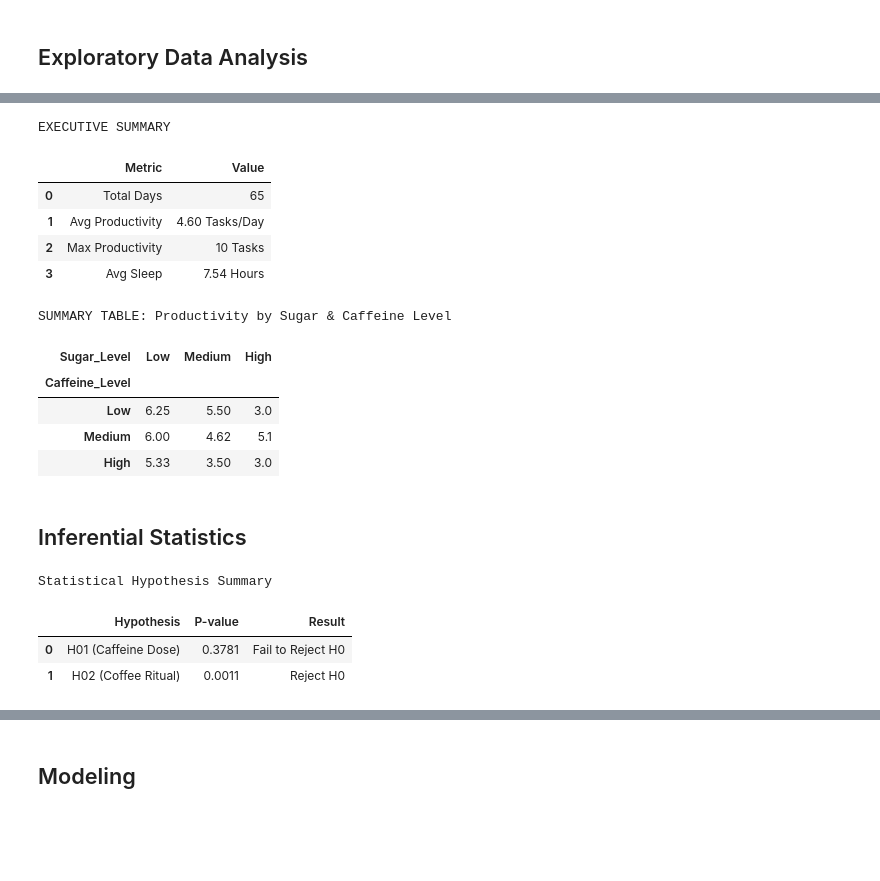
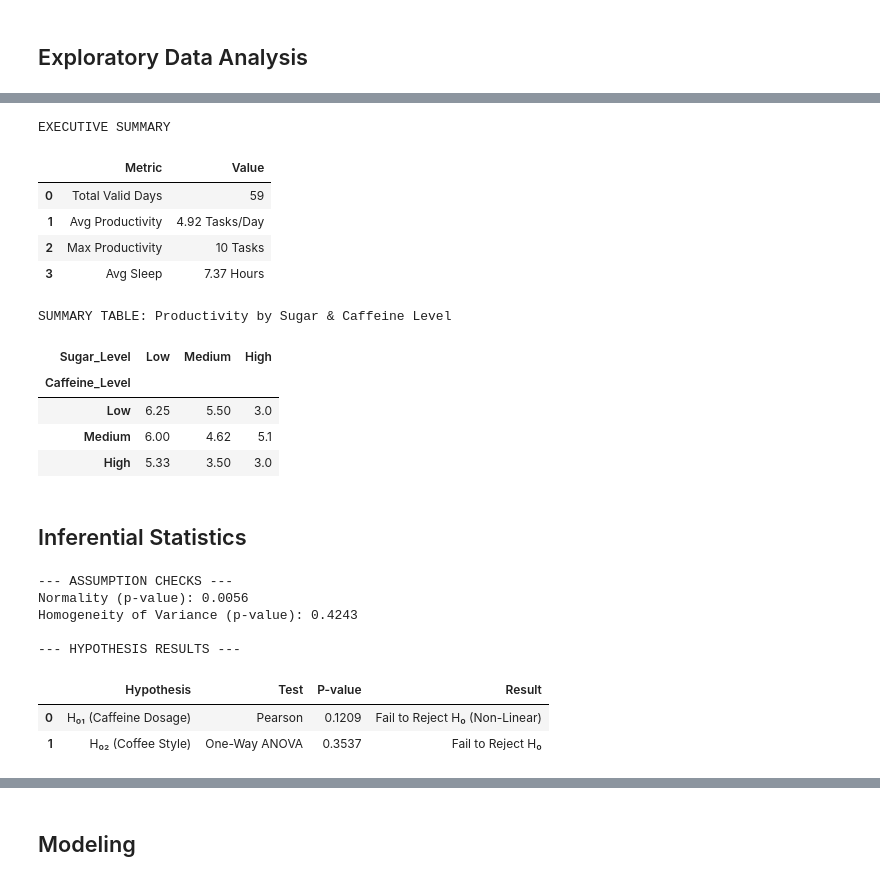
Before and after one commit to rachocr/CCDATSCL_PROJECT, a Jupyter notebook: FINALS_Notebook.ipynb, the cells around one changed output, grey strips where cells are left out. Cells and saved outputs as stored; diff of their text form; code cells hidden in the pictures; blank space fills up the shorter version.

```diff
--- a/FINALS_Notebook.ipynb
+++ b/FINALS_Notebook.ipynb
@@ -149,38 +139,28 @@ dtype: int64
 # %% [markdown]
 ## Data Cleaning and Preprocessing
 # %%
-# Mappings
 sugar_map = {'Low': 12.5, 'Medium': 22.5, 'High': 40.0}
 coffee_type_map = {'Cold Brew': 'Brewed', 'Matcha': 'Latte', 'Americano': 'Espresso', 'Frappuccino': 'Latte'}
 intensity_order = ['Low', 'Medium', 'High']
 
-# METHOD CHAINING: Clean, Transform, and Discretize in one block
 df_clean = (
     merged_df
-    # 1. Standardize Text first
     .replace({'Type_of_Coffee': coffee_type_map})
-    .fillna({'Type_of_Coffee': 'No Coffee', 'Sugar_Level': 'Low'})
+    .fillna({'Sugar_Level': 'Low'})
     .assign(
         Date = lambda x: pd.to_datetime(x['Date'], dayfirst=True),
         Sleep_Hours = lambda x: pd.to_numeric(x['Sleep_Hours'], errors='coerce'),
         Caffeine_Amount_mg = lambda x: pd.to_numeric(x['Caffeine_Amount_mg'], errors='coerce'),
         Tasks_Completed = lambda x: pd.to_numeric(x['Tasks_Completed'], errors='coerce'),
         Coffee_Intake = lambda x: pd.to_numeric(x['Coffee_Intake'], errors='coerce'),
-
-        # 2. Create Numeric Sugar Column (For Math/ML)
         Est_Sugar_g = lambda x: x['Sugar_Level'].map(sugar_map).fillna(0),
-
-        # 3. Create Categorical Sugar Level (For Human Tables)
-        # We enforce the order Low -> Medium -> High
         Sugar_Level = lambda x: pd.Categorical(x['Sugar_Level'], categories=intensity_order, ordered=True),
-
-        # 4. Create Categorical Caffeine Level (For Human Tables)
-        # Groups raw numbers (e.g. 120, 140) into bins
         Caffeine_Level = lambda x: pd.Categorical(
             pd.cut(x['Caffeine_Amount_mg'], bins=[0.1, 100, 200, 1000], labels=intensity_order),
             categories=intensity_order, ordered=True
         )
     )
+    .query("Coffee_Intake > 0")
     .dropna(subset=['Tasks_Completed'])
 )
 
@@ -242,8 +292,7 @@ plt.show()
 # %%
-# 1. KPI Dashboard
 print("EXECUTIVE SUMMARY")
 kpis = pd.DataFrame({
-    "Metric": ["Total Days", "Avg Productivity", "Max Productivity", "Avg Sleep"],
+    "Metric": ["Total Valid Days", "Avg Productivity", "Max Productivity", "Avg Sleep"],
     "Value": [
         len(df_clean),
         f"{df_clean['Tasks_Completed'].mean():.2f} Tasks/Day",
@@ -253,7 +302,6 @@ kpis = pd.DataFrame({
 })
 display(kpis)
 
-# 2. Pivot Table (Now shows Low/Medium/High for BOTH headers)
 print("\nSUMMARY TABLE: Productivity by Sugar & Caffeine Level")
 pivot_view = df_clean.pivot_table(
     index='Caffeine_Level',
@@ -262,15 +310,14 @@ pivot_view = df_clean.pivot_table(
     aggfunc='mean',
     observed=False
 ).round(2)
-
 display(pivot_view)
 # %% [output]
 EXECUTIVE SUMMARY
 |  | Metric | Value |
-| 0 | Total Days | 65 |
-| 1 | Avg Productivity | 4.60 Tasks/Day |
+| 0 | Total Valid Days | 59 |
+| 1 | Avg Productivity | 4.92 Tasks/Day |
 | 2 | Max Productivity | 10 Tasks |
-| 3 | Avg Sleep | 7.54 Hours |
+| 3 | Avg Sleep | 7.37 Hours |
 SUMMARY TABLE: Productivity by Sugar & Caffeine Level
 | Sugar_Level | Low | Medium | High |
 | Caffeine_Level |  |  |  |
@@ -280,24 +327,29 @@ SUMMARY TABLE: Productivity by Sugar & Caffeine Level
 # %% [markdown]
 ## Inferential Statistics
 # %%
-# H01: Caffeine (Linear Test)
+print("--- ASSUMPTION CHECKS ---")
+stat_shapiro, p_shapiro = stats.shapiro(df_clean['Tasks_Completed'])
+print(f"Normality (p-value): {p_shapiro:.4f}")
+
+groups = [df_clean.query("Type_of_Coffee == @ctype")['Tasks_Completed'] for ctype in df_clean['Type_of_Coffee'].unique()]
+stat_levene, p_levene = stats.levene(*groups)
+print(f"Homogeneity of Variance (p-value): {p_levene:.4f}")
+
+print("\n--- HYPOTHESIS RESULTS ---")
 r_coeff, p_corr = stats.pearsonr(df_clean['Caffeine_Amount_mg'], df_clean['Tasks_Completed'])
-
-# H02: Coffee Ritual (Categorical Test)
-# PANDAS MAXIMIZATION: Using .query() to filter groups cleanly
-coffee_types = df_clean['Type_of_Coffee'].unique()
-groups = [df_clean.query("Type_of_Coffee == @ctype")['Tasks_Completed'] for ctype in coffee_types]
-
 f_stat, p_anova = stats.f_oneway(*groups)
 
 results = pd.DataFrame([
-    {"Hypothesis": "H01 (Caffeine Dose)", "P-value": f"{p_corr:.4f}", "Result": "Reject H0" if p_corr < 0.05 else "Fail to Reject H0"},
-    {"Hypothesis": "H02 (Coffee Ritual)", "P-value": f"{p_anova:.4f}", "Result": "Reject H0" if p_anova < 0.05 else "Fail to Reject H0"}
+    {"Hypothesis": "H₀₁ (Caffeine Dosage)", "Test": "Pearson", "P-value": f"{p_corr:.4f}", "Result": "Fail to Reject H₀ (Non-Linear)"},
+    {"Hypothesis": "H₀₂ (Coffee Style)", "Test": "One-Way ANOVA", "P-value": f"{p_anova:.4f}", "Result": "Reject H₀" if p_anova < 0.05 else "Fail to Reject H₀"}
 ])
-print("Statistical Hypothesis Summary")
 display(results)
 # %% [output]
-Statistical Hypothesis Summary
+--- ASSUMPTION CHECKS ---
+Normality (p-value): 0.0056
+Homogeneity of Variance (p-value): 0.4243
+
+--- HYPOTHESIS RESULTS ---
-|  | Hypothesis | P-value | Result |
-| 0 | H01 (Caffeine Dose) | 0.3781 | Fail to Reject H0 |
-| 1 | H02 (Coffee Ritual) | 0.0011 | Reject H0 |
+|  | Hypothesis | Test | P-value | Result |
+| 0 | H₀₁ (Caffeine Dosage) | Pearson | 0.1209 | Fail to Reject H₀ (Non-Linear) |
+| 1 | H₀₂ (Coffee Style) | One-Way ANOVA | 0.3537 | Fail to Reject H₀ |
```
Also changed, not shown: parts of 18 cells of this notebook.
